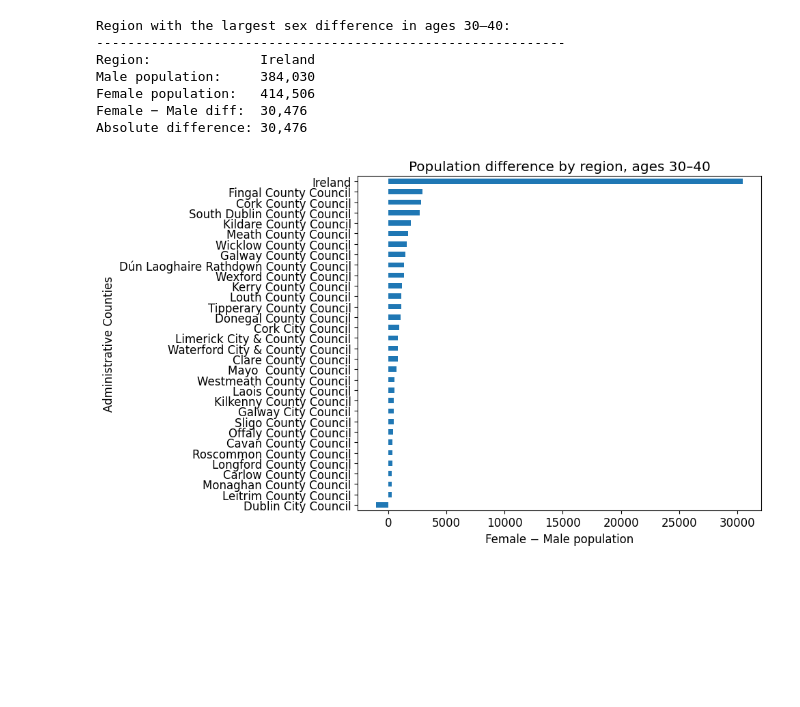
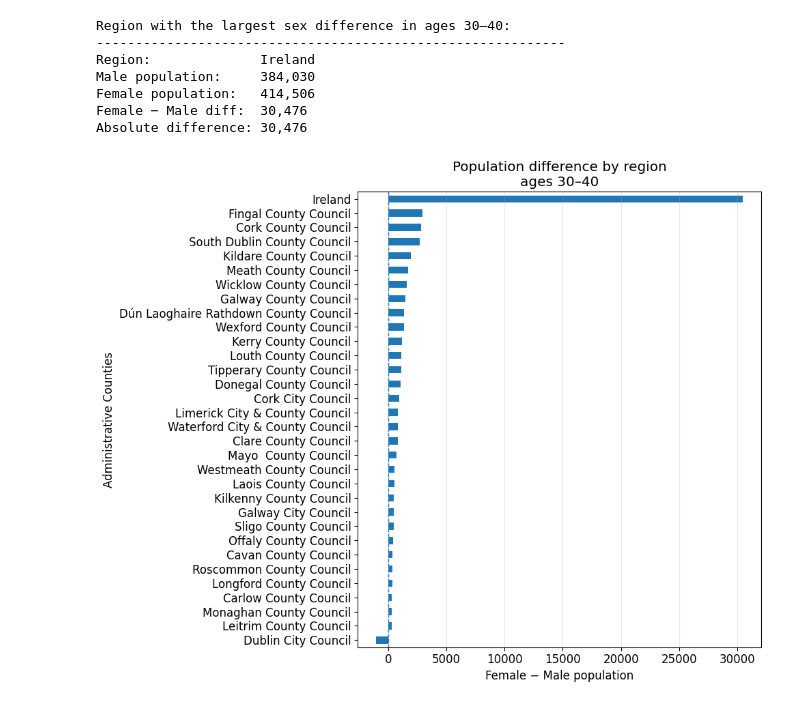
Before and after one commit to EderOlimpio/PFDA, a Jupyter notebook: assignments/assignment05-population.ipynb, the cells around one changed output. Cells and saved outputs as stored; diff of their text form; code cells hidden in the pictures; blank space fills up the shorter version.

```diff
--- a/assignments/assignment05-population.ipynb
+++ b/assignments/assignment05-population.ipynb
@@ -288,10 +351,15 @@ Female population:   414,506
 Female − Male diff:  30,476
 Absolute difference: 30,476
 # %%
-region_pivot["Female_minus_Male"].sort_values().plot(kind="barh")
-plt.xlabel("Female − Male population")
-plt.title(f"Population difference by region, ages {lower_age}–{upper_age}")
+# Sort regions by Female − Male difference
+sorted_diff = region_pivot["Female_minus_Male"].sort_values()
+
+ax = sorted_diff.plot(kind="barh", figsize=(10, 8))
+ax.set_xlabel("Female − Male population")
+ax.set_title(f"Population difference by region\nages {lower_age}–{upper_age}")
+ax.axvline(0, linestyle="--", linewidth=1)
+ax.grid(axis="x", alpha=0.3)
 plt.tight_layout()
 plt.show()
 # %% [output]
-[figure, old version]
+[figure, new version]
```
Also changed, not shown: parts of 15 cells of this notebook.
